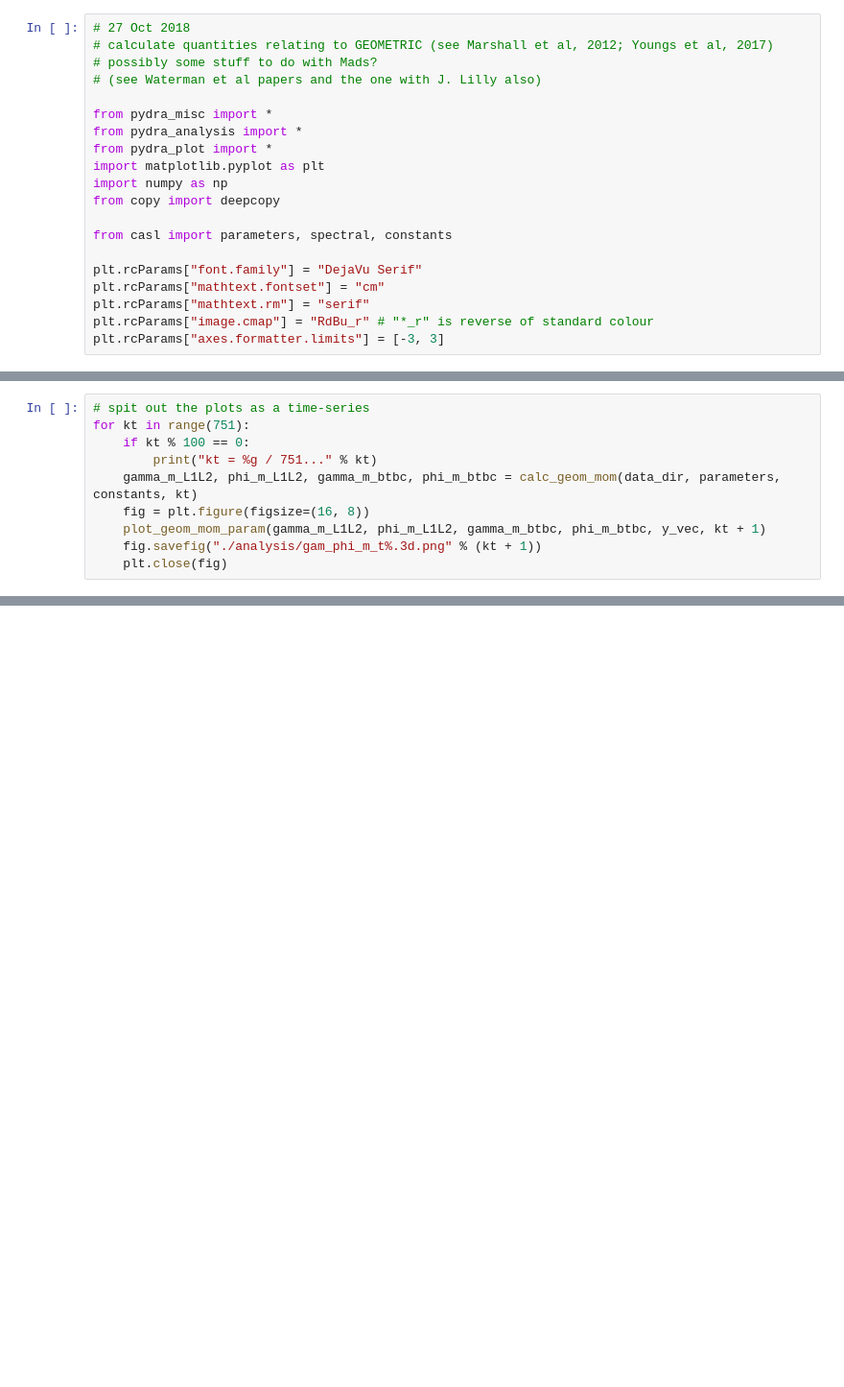
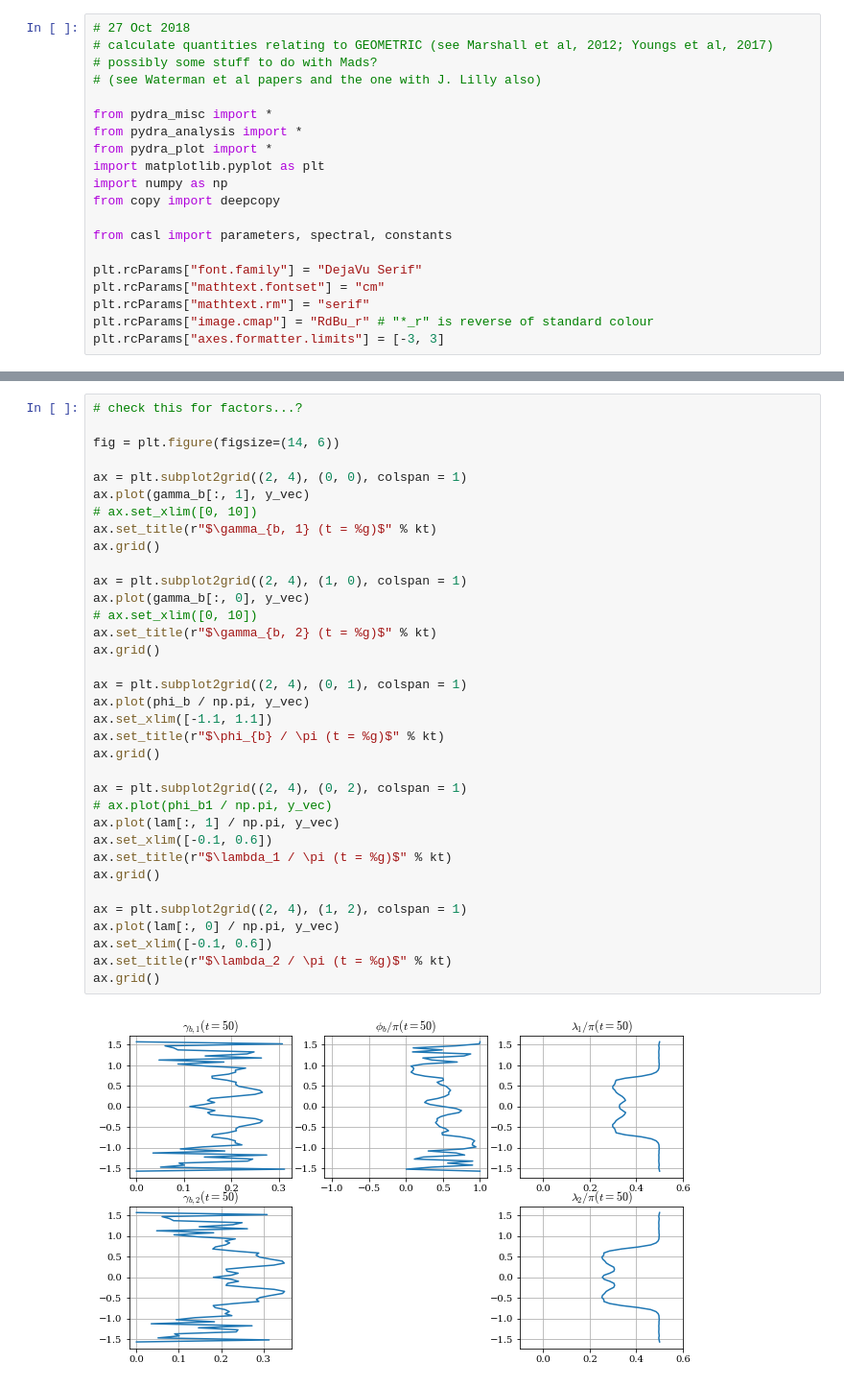
Before and after one commit to julianmak/pydra, a Jupyter notebook: wrapper/calc_GEOMETRIC.ipynb, the cells around one changed output, grey strips where cells are left out. Shown at 96% size. Saved outputs shown, nothing was run; the diff lists cells and outputs as text; blank space fills up the shorter version.

```diff
--- a/wrapper/calc_GEOMETRIC.ipynb
+++ b/wrapper/calc_GEOMETRIC.ipynb
@@ -248,10 +396,0 @@ plot_geom_mom_param(gamma_m_L1L2, phi_m_L1L2, gamma_m_btbc, phi_m_btbc, y_vec, t
-# %%
-# spit out the plots as a time-series
-for kt in range(751):
-    if kt % 100 == 0:
-        print("kt = %g / 751..." % kt)
-    gamma_m_L1L2, phi_m_L1L2, gamma_m_btbc, phi_m_btbc = calc_geom_mom(data_dir, parameters, constants, kt)
-    fig = plt.figure(figsize=(16, 8))
-    plot_geom_mom_param(gamma_m_L1L2, phi_m_L1L2, gamma_m_btbc, phi_m_btbc, y_vec, kt + 1)
-    fig.savefig("./analysis/gam_phi_m_t%.3d.png" % (kt + 1))
-    plt.close(fig)
@@ -303,0 +397,37 @@ print(np.mean(phi_m_btbc[:, 0]) / np.pi)
+# %%
+# check this for factors...?
+
+fig = plt.figure(figsize=(14, 6))
+
+ax = plt.subplot2grid((2, 4), (0, 0), colspan = 1)
+ax.plot(gamma_b[:, 1], y_vec)
+# ax.set_xlim([0, 10])
+ax.set_title(r"$\gamma_{b, 1} (t = %g)$" % kt)
+ax.grid()
+
+ax = plt.subplot2grid((2, 4), (1, 0), colspan = 1)
+ax.plot(gamma_b[:, 0], y_vec)
+# ax.set_xlim([0, 10])
+ax.set_title(r"$\gamma_{b, 2} (t = %g)$" % kt)
+ax.grid()
+
+ax = plt.subplot2grid((2, 4), (0, 1), colspan = 1)
+ax.plot(phi_b / np.pi, y_vec)
+ax.set_xlim([-1.1, 1.1])
+ax.set_title(r"$\phi_{b} / \pi (t = %g)$" % kt)
+ax.grid()
+
+ax = plt.subplot2grid((2, 4), (0, 2), colspan = 1)
+# ax.plot(phi_b1 / np.pi, y_vec)
+ax.plot(lam[:, 1] / np.pi, y_vec)
+ax.set_xlim([-0.1, 0.6])
+ax.set_title(r"$\lambda_1 / \pi (t = %g)$" % kt)
+ax.grid()
+
+ax = plt.subplot2grid((2, 4), (1, 2), colspan = 1)
+ax.plot(lam[:, 0] / np.pi, y_vec)
+ax.set_xlim([-0.1, 0.6])
+ax.set_title(r"$\lambda_2 / \pi (t = %g)$" % kt)
+ax.grid()
+# %% [output]
+[figure, added]
```
Also changed, not shown: parts of 26 cells of this notebook, 1 other file.
